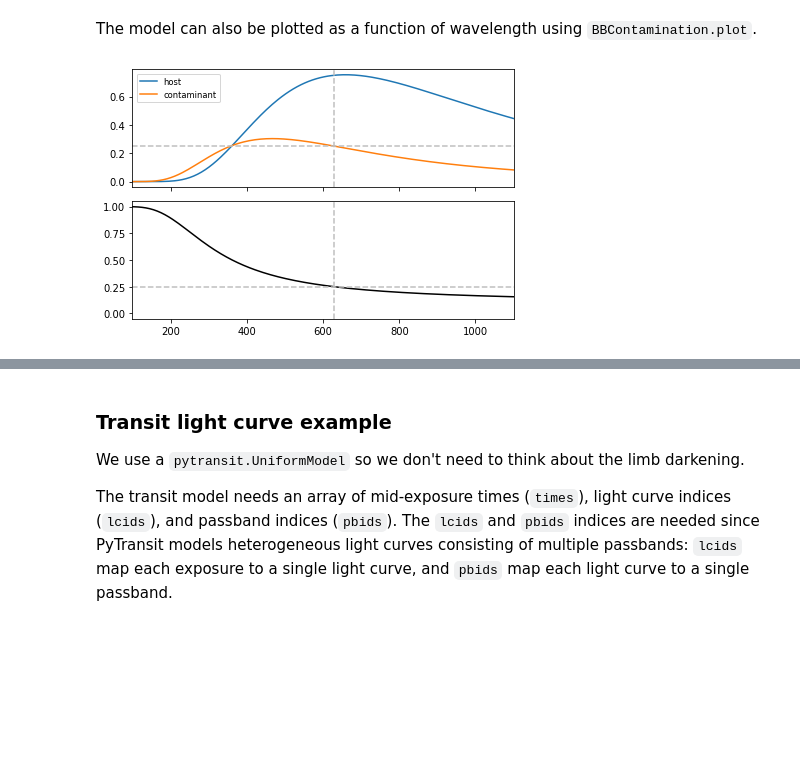
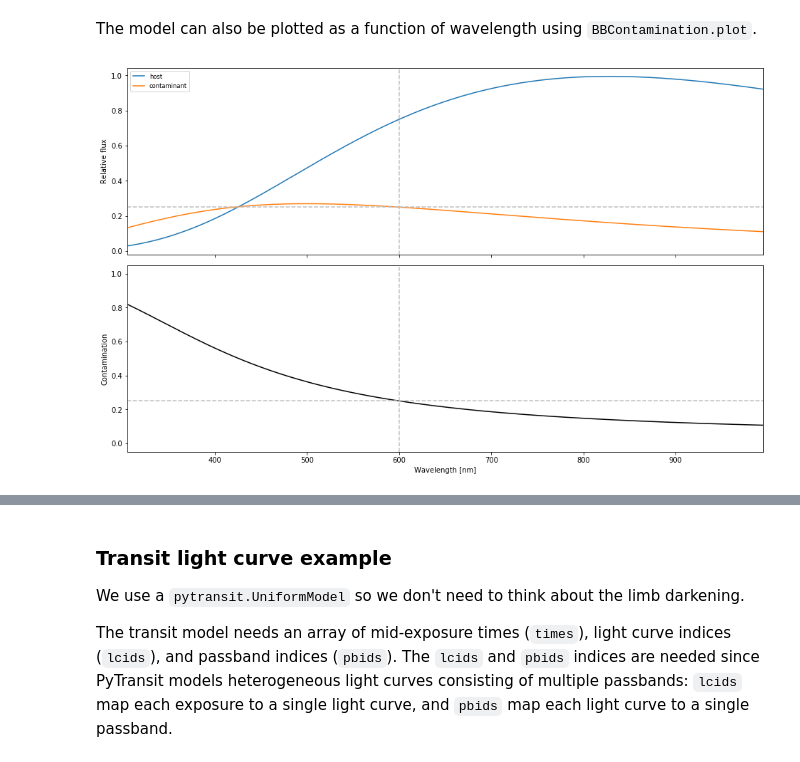
Before and after one commit to hpparvi/PyTransit, a Jupyter notebook: notebooks/contamination/contamination_1_black_body_model.ipynb, the cells around one changed output, grey strips where cells are left out. Saved outputs shown, nothing was run; the diff lists cells and outputs as text; code cells hidden in the pictures; blank space fills up the shorter version.

```diff
--- a/notebooks/contamination/contamination_1_black_body_model.ipynb
+++ b/notebooks/contamination/contamination_1_black_body_model.ipynb
@@ -35,7 +35,7 @@ cn.contamination(0.25, 4400, 6200)
 array([0.34872418, 0.25      , 0.20918592, 0.18660291])
 # %% [markdown]
 The model can also be plotted as a function of wavelength using `BBContamination.plot`.
-# %%
-cn.plot(4400, 6200, 0.25, wlref=630)
-# %% [output]
-[figure, removed]
+# %%
+fig = cn.plot(3500, 5800, 0.25, nwl=1000, figsize=(13,8));
+# %% [output]
+[figure, added]
```
Also changed, not shown: parts of 3 cells of this notebook, 3 other files.
